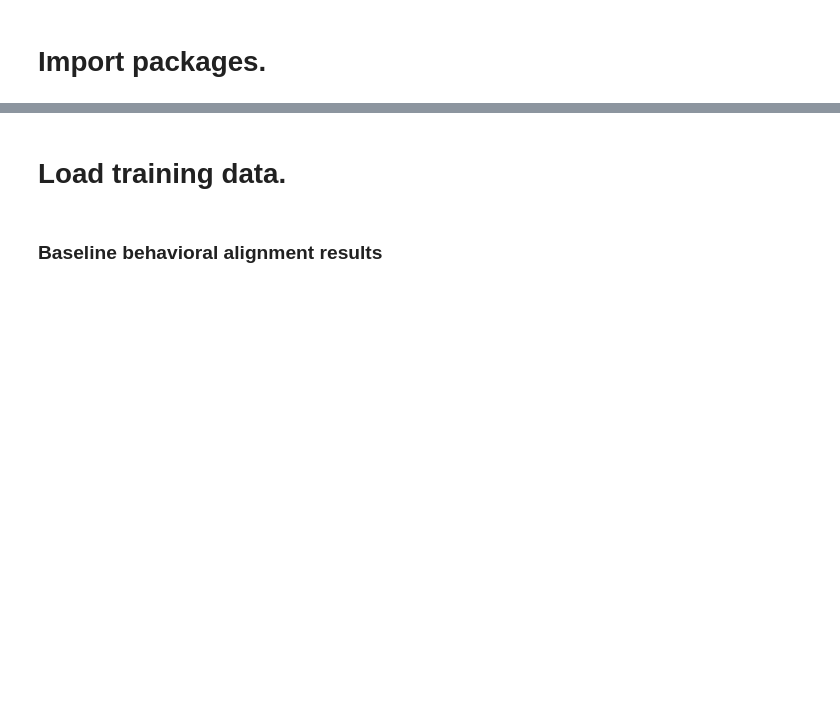
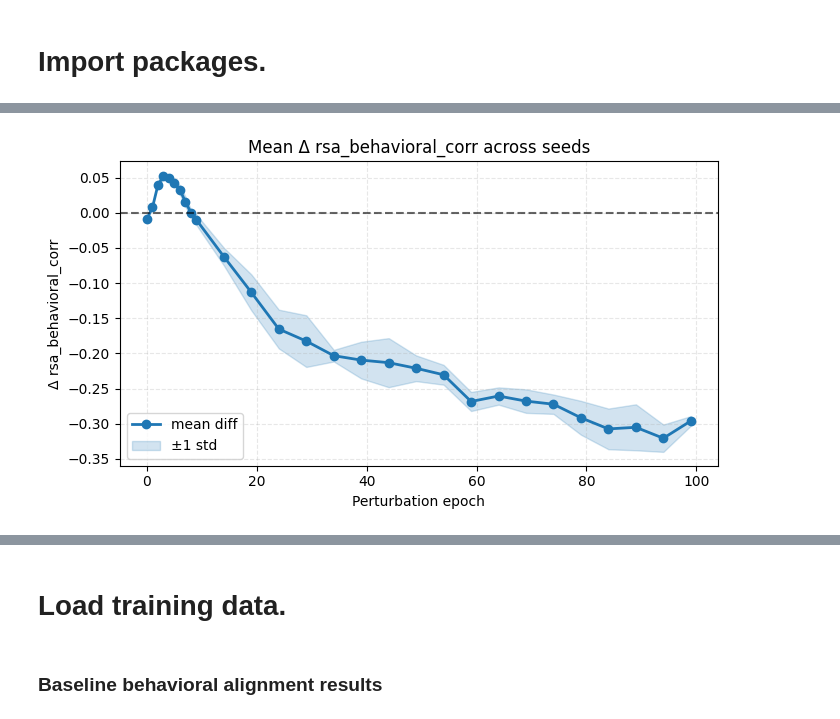
Before and after one commit to marrenj/cvpr_perturbations, a Jupyter notebook: notebooks/figures/all_figures.ipynb, the cells around one changed output, grey strips where cells are left out. Drawn from its saved outputs; the diff is of its cells as text; code cells hidden in the pictures; blank space fills up the shorter version.

```diff
--- a/notebooks/figures/all_figures.ipynb
+++ b/notebooks/figures/all_figures.ipynb
@@ -27,0 +123,8 @@ from notebooks.utils.merge_neural_behavioral import merge_behavioral_and_neural
+# %%
+# DEBUG CELL
+for seed in range(1, 4):
+    # print(f'seed {seed}')
+    for epoch in range(1, 10):
+        # print(f'epoch {epoch}')
+        value = rsa_df.loc[epoch, f'seed {seed}']
+        # print(value)
@@ -27,0 +177,22 @@ from notebooks.utils.merge_neural_behavioral import merge_behavioral_and_neural
+# %%
+records = []
+for (seed, epoch_key), diff_val in sweep_ba_diff.items():
+    val = float(diff_val)
+    records.append({'seed': seed, 'epoch': epoch_key, 'diff': val})
+
+diff_df = pd.DataFrame(records)
+mean_df = diff_df.groupby('epoch')['diff'].agg(['mean','std']).reset_index()
+
+plt.figure(figsize=(7,4))
+plt.plot(mean_df['epoch'], mean_df['mean'], marker='o', lw=2, color='C0', label='mean diff')
+plt.fill_between(mean_df['epoch'], mean_df['mean']-mean_df['std'], mean_df['mean']+mean_df['std'], color='C0', alpha=0.2, label='±1 std')
+plt.axhline(0, color='black', linestyle='--', alpha=0.6)
+plt.title('Mean Δ rsa_behavioral_corr across seeds')
+plt.xlabel('Perturbation epoch')
+plt.ylabel('Δ rsa_behavioral_corr')
+plt.grid(True, linestyle='--', alpha=0.3)
+plt.legend()
+plt.tight_layout()
+plt.show()
+# %% [output]
+[figure, added]
```
Also changed, not shown: parts of 13 cells of this notebook.
